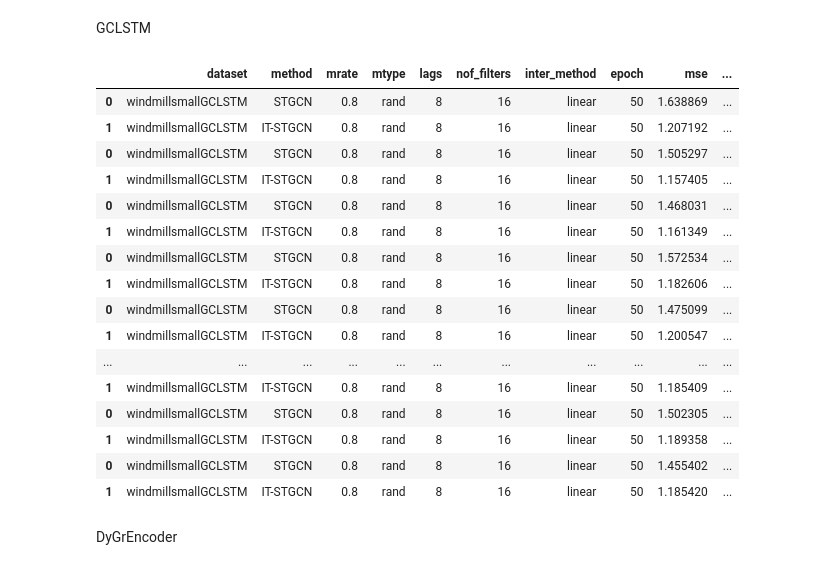
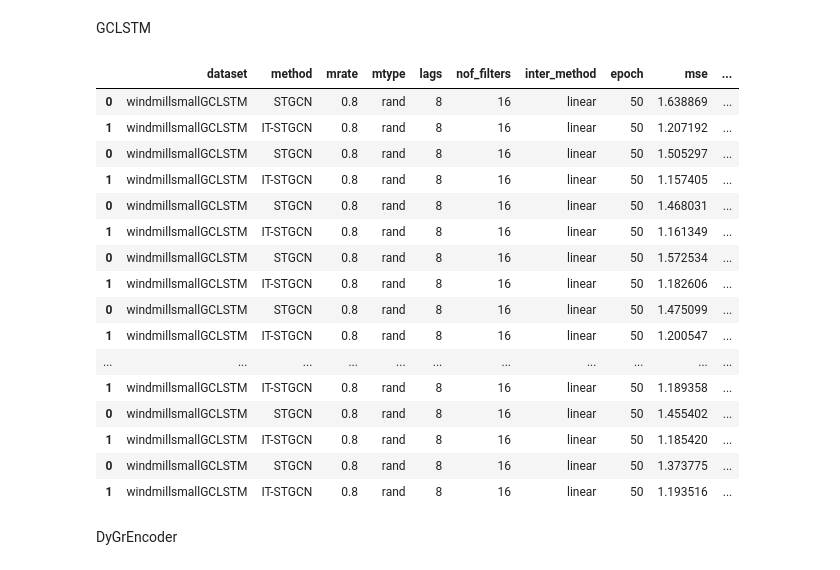
Before and after one commit to seoyeonc/ITTGNN_blog, a Jupyter notebook: posts/2_research/done.ipynb, the cells around one changed output. Cells and saved outputs as stored; diff of their text form; code cells hidden in the pictures.

```diff
--- a/posts/2_research/done.ipynb
+++ b/posts/2_research/done.ipynb
@@ -163,38 +167,39 @@ pd.concat([pd.read_csv('./simulation_results/2024-02-12_06-02-29.csv'), # 1
            pd.read_csv('./simulation_results/2024-02-17_02-00-38.csv'), # 12
            pd.read_csv('./simulation_results/2024-02-18_04-02-09.csv'), # 13
            pd.read_csv('./simulation_results/2024-02-18_12-26-08.csv'), # 14
            pd.read_csv('./simulation_results/2024-02-18_20-43-29.csv'), # 15
            pd.read_csv('./simulation_results/2024-02-19_05-12-45.csv'), # 16
            pd.read_csv('./simulation_results/2024-02-19_13-37-38.csv'), # 17
            pd.read_csv('./simulation_results/2024-02-19_21-54-58.csv'), # 18
            pd.read_csv('./simulation_results/2024-02-20_06-41-33.csv'), # 19
            pd.read_csv('./simulation_results/2024-02-20_15-33-13.csv'), # 20
            pd.read_csv('./simulation_results/2024-02-21_00-19-54.csv'), # 21
            pd.read_csv('./simulation_results/2024-02-21_09-27-21.csv'), # 22
            pd.read_csv('./simulation_results/2024-02-21_21-58-24.csv'), # 23
            pd.read_csv('./simulation_results/2024-02-22_08-49-41.csv'), # 24
            pd.read_csv('./simulation_results/2024-02-22_22-10-54.csv'), # 25
            pd.read_csv('./simulation_results/2024-02-23_12-32-05.csv'), # 26
            pd.read_csv('./simulation_results/2024-02-24_03-59-48.csv'), # 27
+           pd.read_csv('./simulation_results/2024-02-24_22-40-38.csv'), # 28
           ]).assign(model='GCLSTM')
 # %% [output]
 |  | dataset | method | mrate | mtype | lags | nof_filters | inter_method | epoch | mse | ... |
 | 0 | windmillsmallGCLSTM | STGCN | 0.8 | rand | 8 | 16 | linear | 50 | 1.638869 | ... |
 | 1 | windmillsmallGCLSTM | IT-STGCN | 0.8 | rand | 8 | 16 | linear | 50 | 1.207192 | ... |
 | 0 | windmillsmallGCLSTM | STGCN | 0.8 | rand | 8 | 16 | linear | 50 | 1.505297 | ... |
 | 1 | windmillsmallGCLSTM | IT-STGCN | 0.8 | rand | 8 | 16 | linear | 50 | 1.157405 | ... |
 | 0 | windmillsmallGCLSTM | STGCN | 0.8 | rand | 8 | 16 | linear | 50 | 1.468031 | ... |
 | 1 | windmillsmallGCLSTM | IT-STGCN | 0.8 | rand | 8 | 16 | linear | 50 | 1.161349 | ... |
 | 0 | windmillsmallGCLSTM | STGCN | 0.8 | rand | 8 | 16 | linear | 50 | 1.572534 | ... |
 | 1 | windmillsmallGCLSTM | IT-STGCN | 0.8 | rand | 8 | 16 | linear | 50 | 1.182606 | ... |
 | 0 | windmillsmallGCLSTM | STGCN | 0.8 | rand | 8 | 16 | linear | 50 | 1.475099 | ... |
 | 1 | windmillsmallGCLSTM | IT-STGCN | 0.8 | rand | 8 | 16 | linear | 50 | 1.200547 | ... |
 | ... | ... | ... | ... | ... | ... | ... | ... | ... | ... | ... |
-| 1 | windmillsmallGCLSTM | IT-STGCN | 0.8 | rand | 8 | 16 | linear | 50 | 1.185409 | ... |
-| 0 | windmillsmallGCLSTM | STGCN | 0.8 | rand | 8 | 16 | linear | 50 | 1.502305 | ... |
 | 1 | windmillsmallGCLSTM | IT-STGCN | 0.8 | rand | 8 | 16 | linear | 50 | 1.189358 | ... |
 | 0 | windmillsmallGCLSTM | STGCN | 0.8 | rand | 8 | 16 | linear | 50 | 1.455402 | ... |
 | 1 | windmillsmallGCLSTM | IT-STGCN | 0.8 | rand | 8 | 16 | linear | 50 | 1.185420 | ... |
+| 0 | windmillsmallGCLSTM | STGCN | 0.8 | rand | 8 | 16 | linear | 50 | 1.373775 | ... |
+| 1 | windmillsmallGCLSTM | IT-STGCN | 0.8 | rand | 8 | 16 | linear | 50 | 1.193516 | ... |
 # %% [markdown]
 DyGrEncoder
 # %%
```
Also changed, not shown: parts of 3 cells of this notebook, 5 other files.
